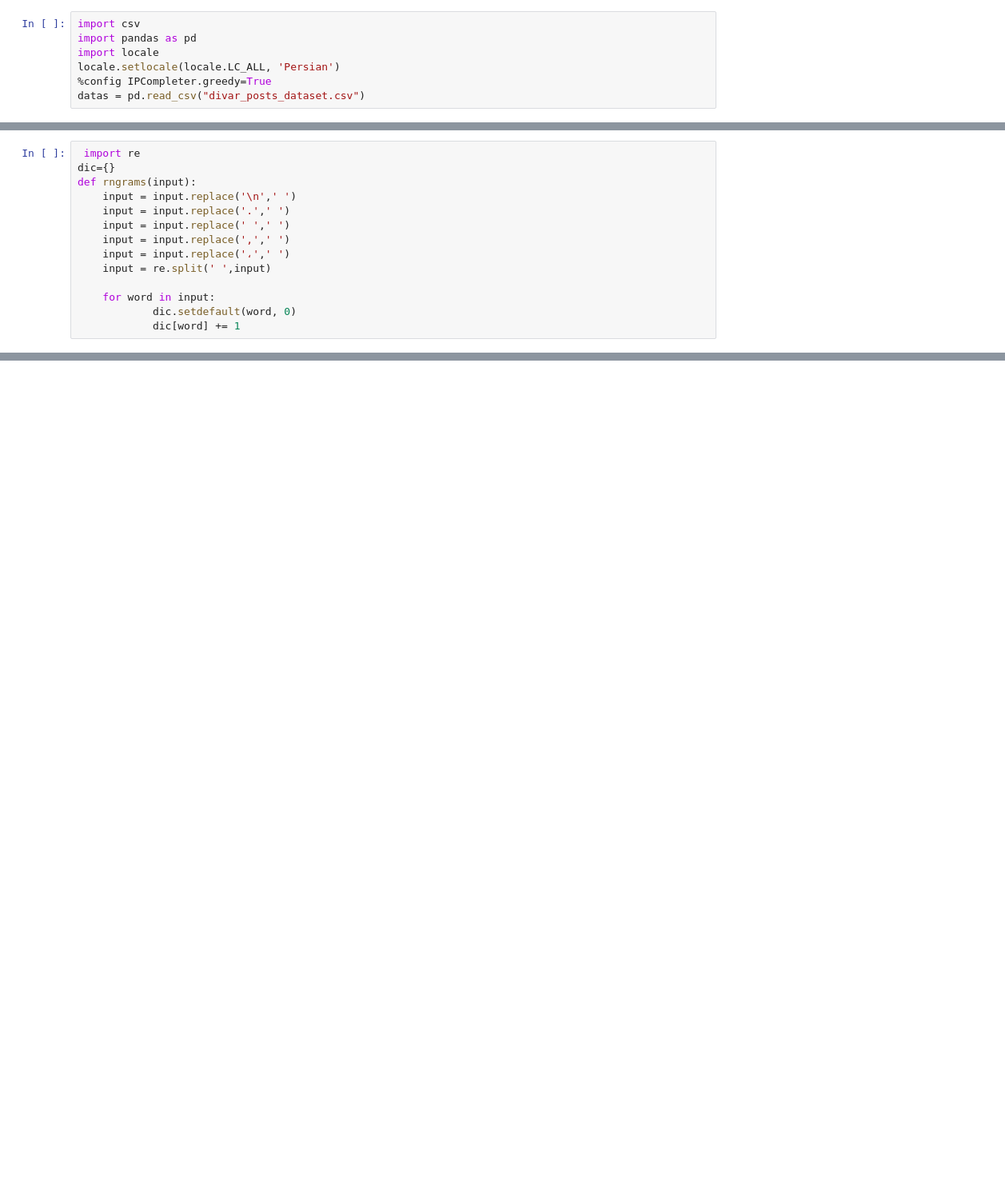
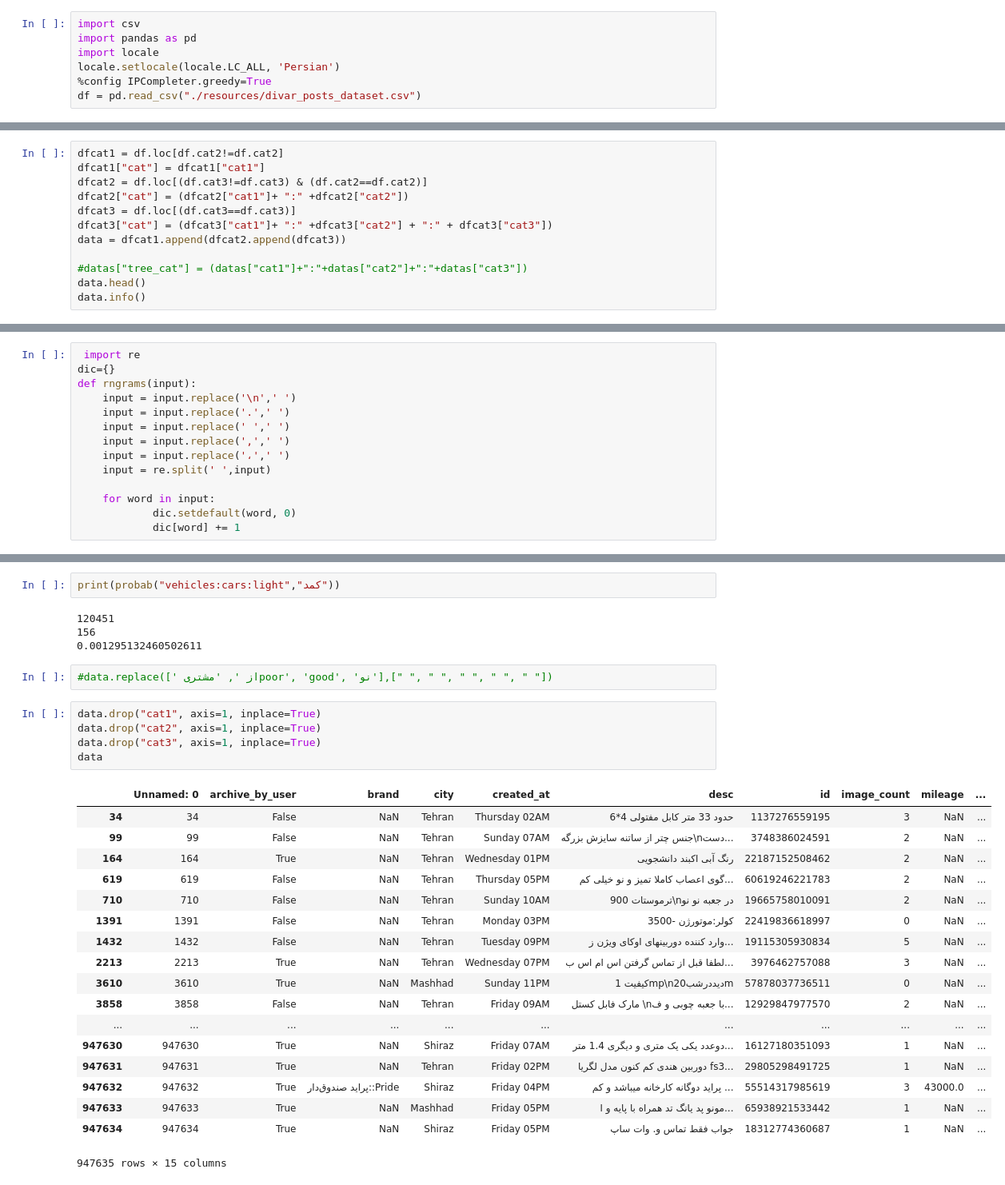
Before and after one commit to sun-group/alpha-sun, a Jupyter notebook: src/sobhan3.ipynb, the cells around one changed output, grey strips where cells are left out. Shown at 80% size. Saved outputs shown, nothing was run; the diff lists cells and outputs as text; blank space fills up the shorter version.

```diff
--- a/src/sobhan3.ipynb
+++ b/src/sobhan3.ipynb
@@ -4,5 +4,5 @@ import pandas as pd
 import locale
 locale.setlocale(locale.LC_ALL, 'Persian')
 %config IPCompleter.greedy=True
-datas = pd.read_csv("divar_posts_dataset.csv")
+df = pd.read_csv("./resources/divar_posts_dataset.csv")
 # %%
@@ -38,0 +17,12 @@ memory usage: 123.8+ MB
+# %%
+dfcat1 = df.loc[df.cat2!=df.cat2]
+dfcat1["cat"] = dfcat1["cat1"]
+dfcat2 = df.loc[(df.cat3!=df.cat3) & (df.cat2==df.cat2)]
+dfcat2["cat"] = (dfcat2["cat1"]+ ":" +dfcat2["cat2"])
+dfcat3 = df.loc[(df.cat3==df.cat3)]
+dfcat3["cat"] = (dfcat3["cat1"]+ ":" +dfcat3["cat2"] + ":" + dfcat3["cat3"])
+data = dfcat1.append(dfcat2.append(dfcat3))
+
+#datas["tree_cat"] = (datas["cat1"]+":"+datas["cat2"]+":"+datas["cat3"])
+data.head()
+data.info()
@@ -118,0 +174,32 @@ $NUM
+# %%
+print(probab("vehicles:cars:light","کمد"))
+# %% [output]
+120451
+156
+0.001295132460502611
+# %%
+#data.replace([' از ', 'مشتریpoor', 'good', 'نو'],[" ", " ", " ", " ", " "])
+# %%
+data.drop("cat1", axis=1, inplace=True)
+data.drop("cat2", axis=1, inplace=True)
+data.drop("cat3", axis=1, inplace=True)
+data
+# %% [output]
+|  | Unnamed: 0 | archive_by_user | brand | city | created_at | desc | id | image_count | mileage | ... |
+| 34 | 34 | False | NaN | Tehran | Thursday 02AM | حدود 33 متر کابل مفتولی 4*6 | 1137276559195 | 3 | NaN | ... |
+| 99 | 99 | False | NaN | Tehran | Sunday 07AM | جنس چتر از ساتنه سایزش بزرگه\nدست... | 3748386024591 | 2 | NaN | ... |
+| 164 | 164 | True | NaN | Tehran | Wednesday 01PM | رنگ آبی اکبند دانشجویی | 22187152508462 | 2 | NaN | ... |
+| 619 | 619 | False | NaN | Tehran | Thursday 05PM | گوی اعصاب کاملا تمیز و نو خیلی کم... | 60619246221783 | 2 | NaN | ... |
+| 710 | 710 | False | NaN | Tehran | Sunday 10AM | ترموستات 900\nدر جعبه نو نو | 19665758010091 | 2 | NaN | ... |
+| 1391 | 1391 | False | NaN | Tehran | Monday 03PM | کولر:موتورژن -3500 | 22419836618997 | 0 | NaN | ... |
+| 1432 | 1432 | False | NaN | Tehran | Tuesday 09PM | وارد کننده دوربینهای اوکای ویژن ز... | 19115305930834 | 5 | NaN | ... |
+| 2213 | 2213 | True | NaN | Tehran | Wednesday 07PM | لطفا قبل از تماس گرفتن اس ام اس ب... | 3976462757088 | 3 | NaN | ... |
+| 3610 | 3610 | True | NaN | Mashhad | Sunday 11PM | کیفیت 1mp\nدیددرشب20m | 57878037736511 | 0 | NaN | ... |
+| 3858 | 3858 | False | NaN | Tehran | Friday 09AM | مارک فابل کستل \nبا جعبه چوبی و ف... | 12929847977570 | 2 | NaN | ... |
+| ... | ... | ... | ... | ... | ... | ... | ... | ... | ... | ... |
+| 947630 | 947630 | True | NaN | Shiraz | Friday 07AM | دوعدد یکی یک متری و دیگری 1.4 متر... | 16127180351093 | 1 | NaN | ... |
+| 947631 | 947631 | True | NaN | Tehran | Friday 02PM | دوربین هندی کم کنون مدل لگریا fs3... | 29805298491725 | 1 | NaN | ... |
+| 947632 | 947632 | True | پراید صندوق‌دار::Pride | Shiraz | Friday 04PM | پراید دوگانه کارخانه میباشد و کم ... | 55514317985619 | 3 | 43000.0 | ... |
+| 947633 | 947633 | True | NaN | Mashhad | Friday 05PM | مونو پد یانگ تد همراه با پایه و ا... | 65938921533442 | 1 | NaN | ... |
+| 947634 | 947634 | True | NaN | Shiraz | Friday 05PM | جواب فقط تماس و. وات ساپ | 18312774360687 | 1 | NaN | ... |
+947635 rows × 15 columns
```
Also changed, not shown: parts of 11 cells of this notebook.
